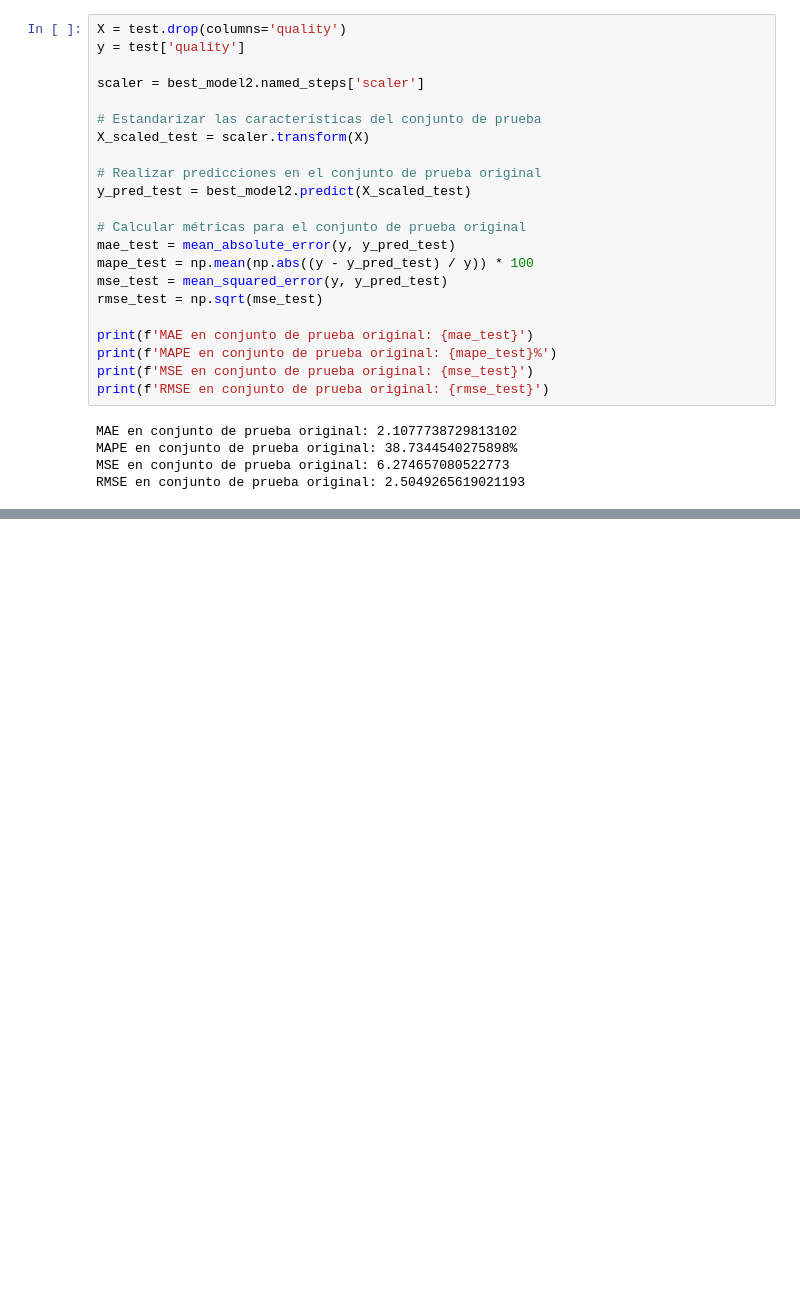
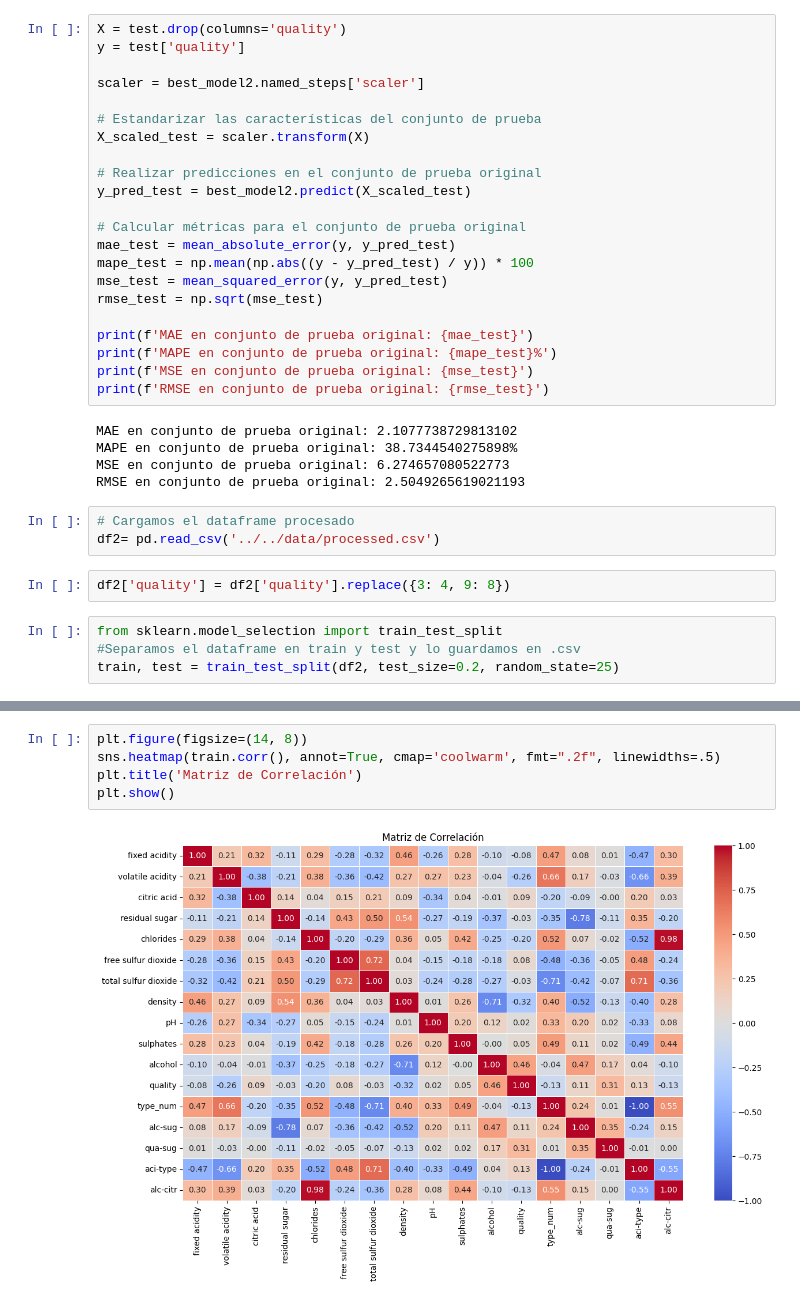
Before and after one commit to miguelrm81/Proyecto_ML-_Vinos, a Jupyter notebook: proyecto_vinos_calidad_ML/notebooks/pruebas/prueba4.ipynb, the cells around one changed output, grey strips where cells are left out. Saved outputs shown, nothing was run; the diff lists cells and outputs as text; blank space fills up the shorter version.

```diff
--- a/proyecto_vinos_calidad_ML/notebooks/pruebas/prueba4.ipynb
+++ b/proyecto_vinos_calidad_ML/notebooks/pruebas/prueba4.ipynb
@@ -183,3 +291,12 @@ MAE en conjunto de prueba original: 2.1077738729813102
 MAPE en conjunto de prueba original: 38.7344540275898%
 MSE en conjunto de prueba original: 6.274657080522773
 RMSE en conjunto de prueba original: 2.5049265619021193
+# %%
+# Cargamos el dataframe procesado
+df2= pd.read_csv('../../data/processed.csv')
+# %%
+df2['quality'] = df2['quality'].replace({3: 4, 9: 8})
+# %%
+from sklearn.model_selection import train_test_split
+#Separamos el dataframe en train y test y lo guardamos en .csv
+train, test = train_test_split(df2, test_size=0.2, random_state=25)
@@ -185,0 +315,7 @@ RMSE en conjunto de prueba original: 2.5049265619021193
+# %%
+plt.figure(figsize=(14, 8))
+sns.heatmap(train.corr(), annot=True, cmap='coolwarm', fmt=".2f", linewidths=.5)
+plt.title('Matriz de Correlación')
+plt.show()
+# %% [output]
+[figure, added]
```
Also changed, not shown: parts of 54 cells of this notebook, 2 other files.
